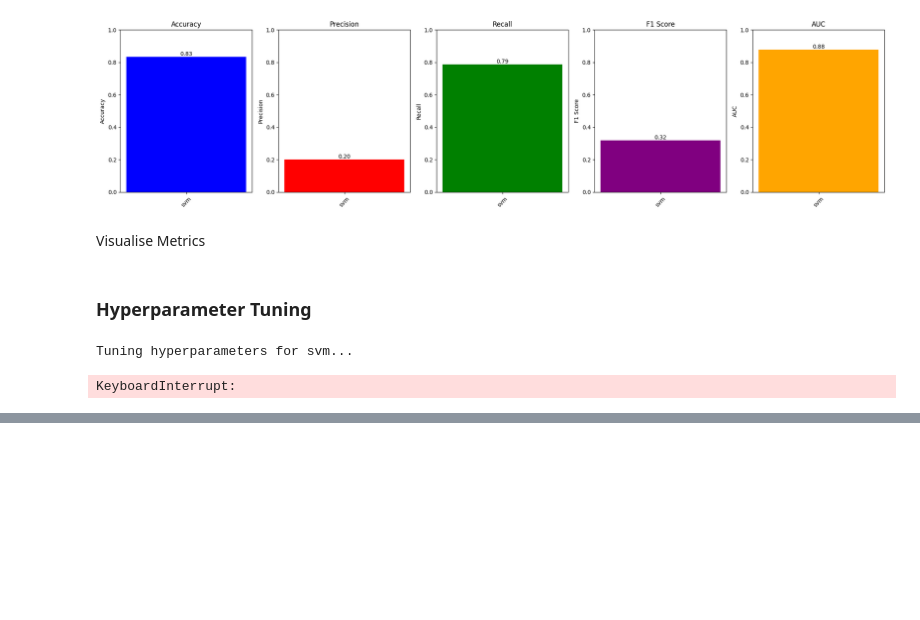
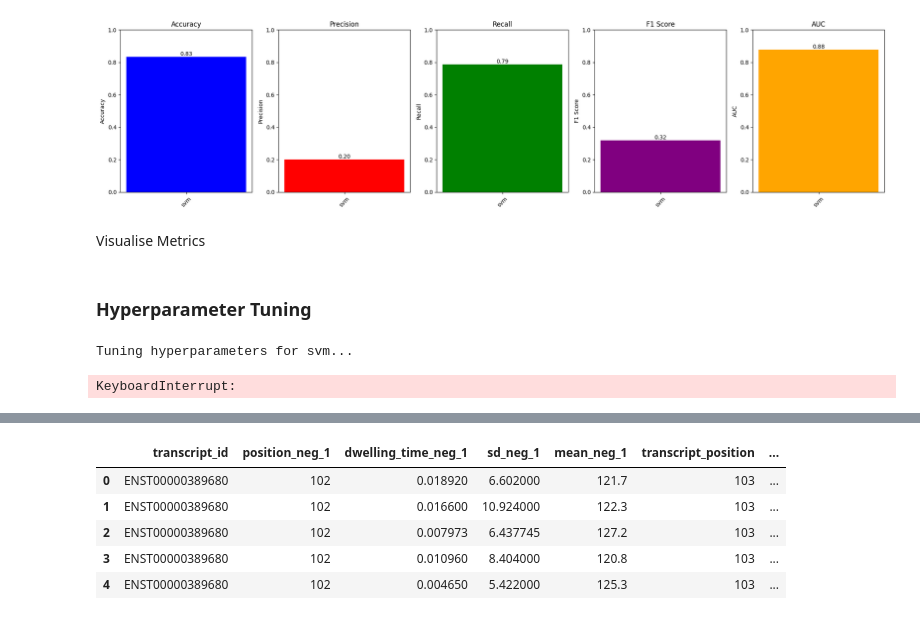
Before and after one commit to louisetxz/m6a-detection-project, a Jupyter notebook: notebook.ipynb, the cells around one changed output, grey strips where cells are left out. Saved outputs shown, nothing was run; the diff lists cells and outputs as text; code cells hidden in the pictures; blank space fills up the shorter version.

```diff
--- a/notebook.ipynb
+++ b/notebook.ipynb
@@ -1106,0 +1082,11 @@ plt.show()
+# %%
+import pandas as pd
+df = pd.read_csv('/Users/rachels/Desktop/NUS/Y4/DSA4262/Team_Project/data/Task 2/merged/merged_K562_directRNA_replicate4_run1_df.csv', sep=',')
+df.head()
+# %% [output]
+|  | transcript_id | position_neg_1 | dwelling_time_neg_1 | sd_neg_1 | mean_neg_1 | transcript_position | ... |
+| 0 | ENST00000389680 | 102 | 0.018920 | 6.602000 | 121.7 | 103 | ... |
+| 1 | ENST00000389680 | 102 | 0.016600 | 10.924000 | 122.3 | 103 | ... |
+| 2 | ENST00000389680 | 102 | 0.007973 | 6.437745 | 127.2 | 103 | ... |
+| 3 | ENST00000389680 | 102 | 0.010960 | 8.404000 | 120.8 | 103 | ... |
+| 4 | ENST00000389680 | 102 | 0.004650 | 5.422000 | 125.3 | 103 | ... |
```
Also changed, not shown: parts of 34 cells of this notebook.
